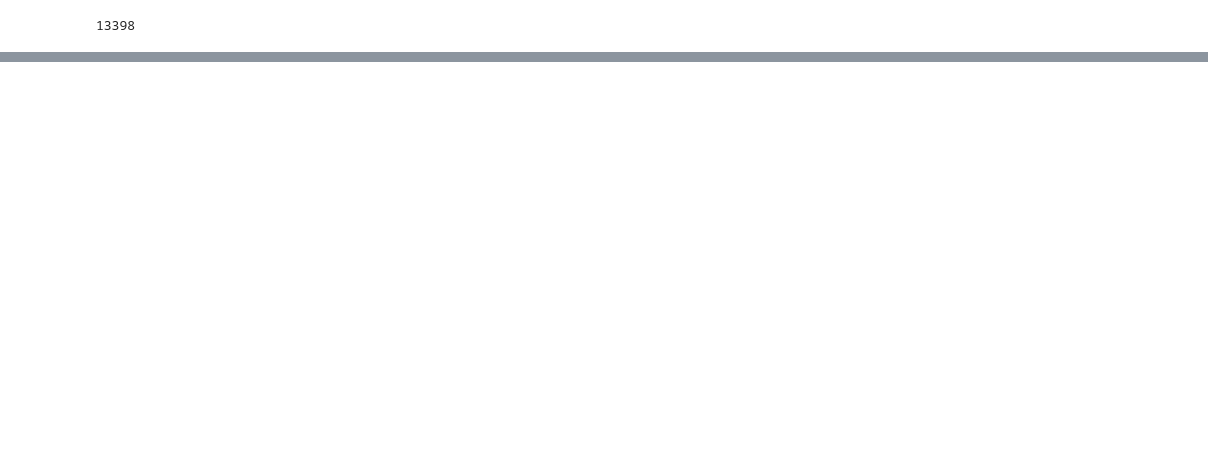
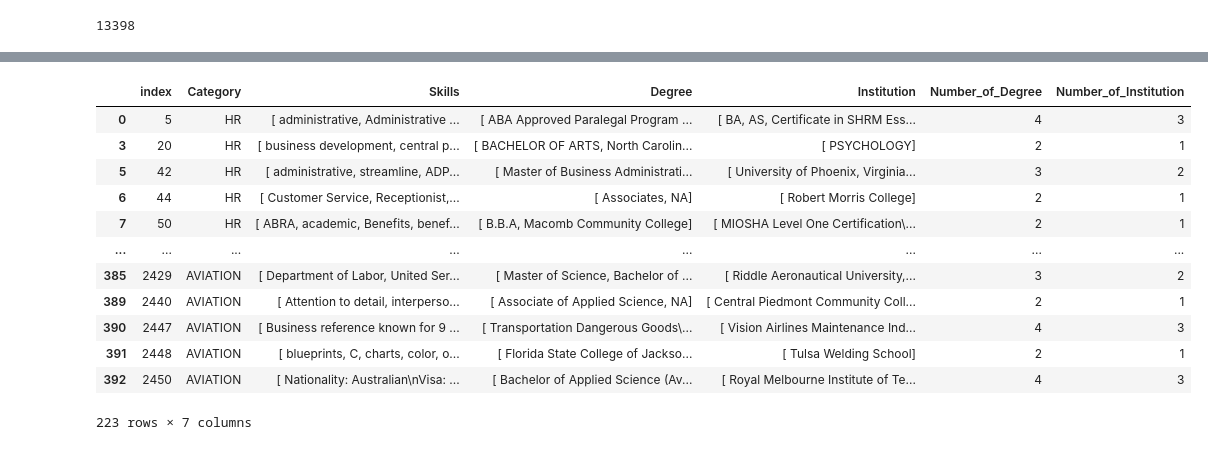
Before and after one commit to Jatin-Repository/Captial_Placement, a Jupyter notebook: PDF_Extractor.ipynb, the cells around one changed output, grey strips where cells are left out. Saved outputs shown, nothing was run; the diff lists cells and outputs as text; code cells hidden in the pictures; blank space fills up the shorter version.

```diff
--- a/PDF_Extractor.ipynb
+++ b/PDF_Extractor.ipynb
@@ -216,0 +344,16 @@ max_size = lambda x: max(x)
+# %%
+temp_df[temp_df['Degree']<temp_df['Institution']]
+# %% [output]
+|  | index | Category | Skills | Degree | Institution | Number_of_Degree | Number_of_Institution |
+| 0 | 5 | HR | [ administrative, Administrative ... | [ ABA Approved Paralegal Program ... | [ BA, AS, Certificate in SHRM Ess... | 4 | 3 |
+| 3 | 20 | HR | [ business development, central p... | [ BACHELOR OF ARTS, North Carolin... | [ PSYCHOLOGY] | 2 | 1 |
+| 5 | 42 | HR | [ administrative, streamline, ADP... | [ Master of Business Administrati... | [ University of Phoenix, Virginia... | 3 | 2 |
+| 6 | 44 | HR | [ Customer Service, Receptionist,... | [ Associates, NA] | [ Robert Morris College] | 2 | 1 |
+| 7 | 50 | HR | [ ABRA, academic, Benefits, benef... | [ B.B.A, Macomb Community College] | [ MIOSHA Level One Certification\... | 2 | 1 |
+| ... | ... | ... | ... | ... | ... | ... | ... |
+| 385 | 2429 | AVIATION | [ Department of Labor, United Ser... | [ Master of Science, Bachelor of ... | [ Riddle Aeronautical University,... | 3 | 2 |
+| 389 | 2440 | AVIATION | [ Attention to detail, interperso... | [ Associate of Applied Science, NA] | [ Central Piedmont Community Coll... | 2 | 1 |
+| 390 | 2447 | AVIATION | [ Business reference known for 9 ... | [ Transportation Dangerous Goods\... | [ Vision Airlines Maintenance Ind... | 4 | 3 |
+| 391 | 2448 | AVIATION | [ blueprints, C, charts, color, o... | [ Florida State College of Jackso... | [ Tulsa Welding School] | 2 | 1 |
+| 392 | 2450 | AVIATION | [ Nationality: Australian\nVisa: ... | [ Bachelor of Applied Science (Av... | [ Royal Melbourne Institute of Te... | 4 | 3 |
+223 rows × 7 columns
```
Also changed, not shown: parts of 21 cells of this notebook.
